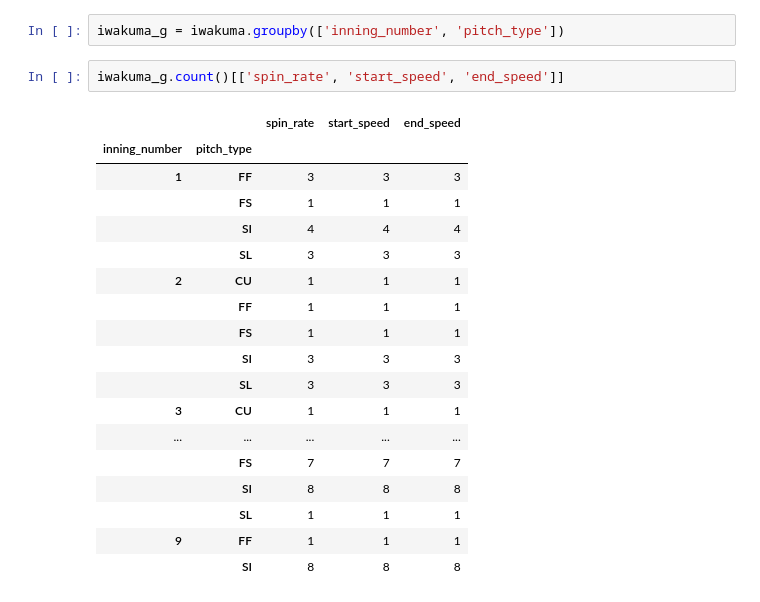
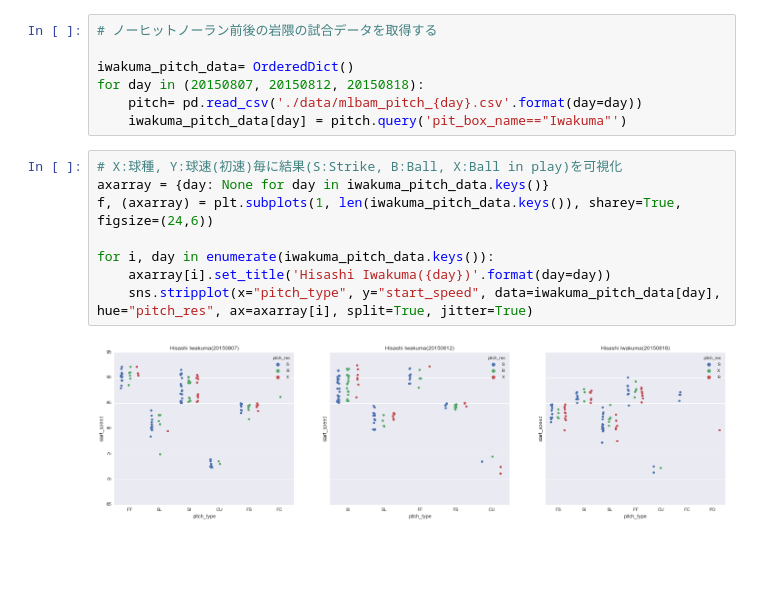
Before and after one commit to Shinichi-Nakagawa/pitchfx_example_python, a Jupyter notebook: pitchpx_hisashi_iwakuma.ipynb, the cells around one changed output. Saved outputs shown, nothing was run; the diff lists cells and outputs as text; blank space fills up the shorter version.

Commit message:
Add to hisashi iwakuma pitching

```diff
--- a/pitchpx_hisashi_iwakuma.ipynb
+++ b/pitchpx_hisashi_iwakuma.ipynb
@@ -147,23 +9,17 @@ sns.pairplot(iwakuma[['spin_rate', 'start_speed', 'end_speed', 'pitch_type']], h
-# %%
-iwakuma_g = iwakuma.groupby(['inning_number', 'pitch_type'])
-# %%
-iwakuma_g.count()[['spin_rate', 'start_speed', 'end_speed']]
-# %% [output]
-|  |  | spin_rate | start_speed | end_speed |
-| inning_number | pitch_type |  |  |  |
-| 1 | FF | 3 | 3 | 3 |
-|  | FS | 1 | 1 | 1 |
-|  | SI | 4 | 4 | 4 |
-|  | SL | 3 | 3 | 3 |
-| 2 | CU | 1 | 1 | 1 |
-|  | FF | 1 | 1 | 1 |
-|  | FS | 1 | 1 | 1 |
-|  | SI | 3 | 3 | 3 |
-|  | SL | 3 | 3 | 3 |
-| 3 | CU | 1 | 1 | 1 |
-| ... | ... | ... | ... | ... |
-|  | FS | 7 | 7 | 7 |
-|  | SI | 8 | 8 | 8 |
-|  | SL | 1 | 1 | 1 |
-| 9 | FF | 1 | 1 | 1 |
-|  | SI | 8 | 8 | 8 |
+# %%
+# ノーヒットノーラン前後の岩隈の試合データを取得する
+
+iwakuma_pitch_data= OrderedDict()
+for day in (20150807, 20150812, 20150818):
+    pitch= pd.read_csv('./data/mlbam_pitch_{day}.csv'.format(day=day))
+    iwakuma_pitch_data[day] = pitch.query('pit_box_name=="Iwakuma"')
+# %%
+# X:球種, Y:球速(初速)毎に結果(S:Strike, B:Ball, X:Ball in play)を可視化
+axarray = {day: None for day in iwakuma_pitch_data.keys()}
+f, (axarray) = plt.subplots(1, len(iwakuma_pitch_data.keys()), sharey=True, figsize=(24,6))
+
+for i, day in enumerate(iwakuma_pitch_data.keys()):
+    axarray[i].set_title('Hisashi Iwakuma({day})'.format(day=day))
+    sns.stripplot(x="pitch_type", y="start_speed", data=iwakuma_pitch_data[day], hue="pitch_res", ax=axarray[i], split=True, jitter=True)
+# %% [output]
+[figure, added]
```
Also changed, not shown: parts of 18 cells of this notebook.
